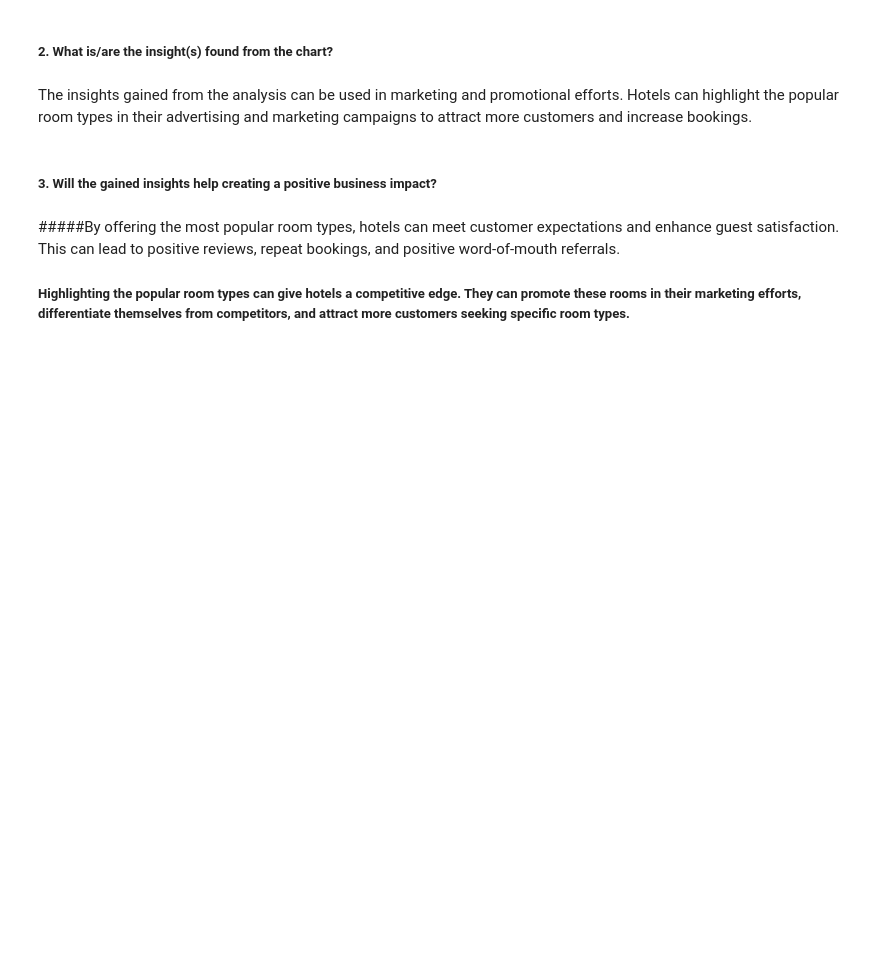
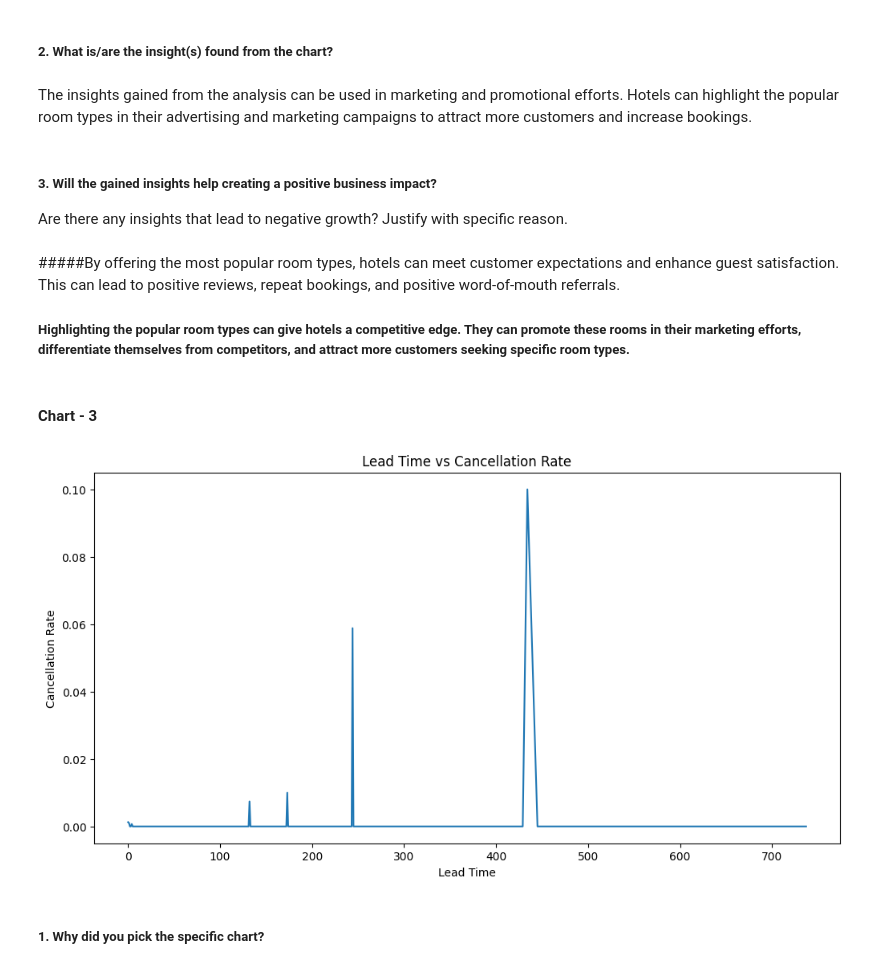
Before and after one commit to Sakshi1127/almabettercapstoneproject, a Jupyter notebook: EDA_Hotel_Booking_analysis.ipynb, the cells around one changed output. Drawn from its saved outputs; the diff is of its cells as text; code cells hidden in the pictures; blank space fills up the shorter version.

```diff
--- a/EDA_Hotel_Booking_analysis.ipynb
+++ b/EDA_Hotel_Booking_analysis.ipynb
@@ -517,6 +518,9 @@ Name: reserved_room_type, dtype: int64
 The insights gained from the analysis can be used in marketing and promotional efforts. Hotels can highlight the popular room types in their advertising and marketing campaigns to attract more customers and increase bookings.
 # %% [markdown]
 ##### 3. Will the gained insights help creating a positive business impact?
+Are there any insights that lead to negative growth? Justify with specific reason.
 # %% [markdown]
 #####By offering the most popular room types, hotels can meet customer expectations and enhance guest satisfaction. This can lead to positive reviews, repeat bookings, and positive word-of-mouth referrals.
 ##### Highlighting the popular room types can give hotels a competitive edge. They can promote these rooms in their marketing efforts, differentiate themselves from competitors, and attract more customers seeking specific room types.
+# %% [markdown]
+#### Chart - 3
@@ -522,0 +529,17 @@ The insights gained from the analysis can be used in marketing and promotional e
+# %%
+#Caluculate the lead time that impact the cancellation rate
+
+# Group the data by lead time and calculate the cancellation rate
+lead_time_cancellation_rate = data_set.groupby('lead_time')['is_canceled'].mean()
+
+# Plot the lead time vs cancellation rate
+plt.figure(figsize=(12, 6))
+sns.lineplot(x=lead_time_cancellation_rate.index, y=lead_time_cancellation_rate.values)
+plt.xlabel('Lead Time')
+plt.ylabel('Cancellation Rate')
+plt.title('Lead Time vs Cancellation Rate')
+plt.show()
+# %% [output]
+[figure, added]
+# %% [markdown]
+##### 1. Why did you pick the specific chart?
```
Also changed, not shown: parts of 25 cells of this notebook.
